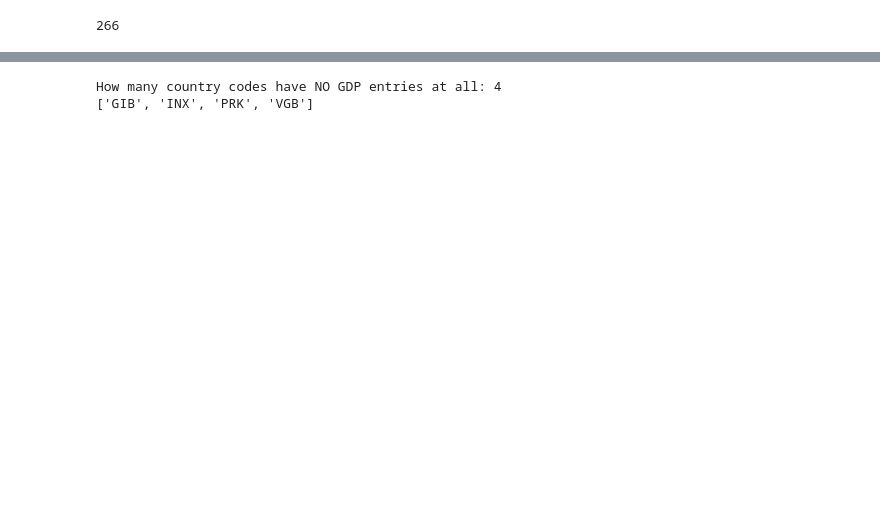
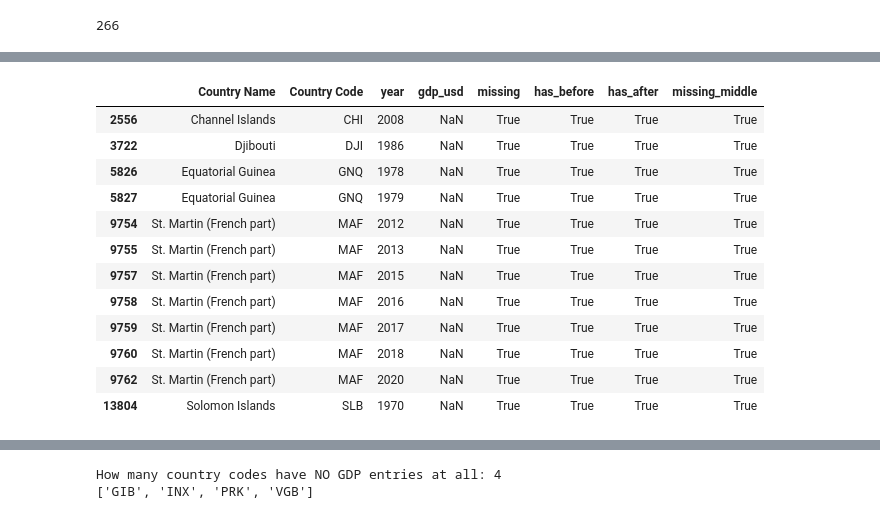
Before and after one commit to com-480-data-visualization/GSP, a Jupyter notebook: MS1/gdp.ipynb, the cells around one changed output, grey strips where cells are left out. Cells and saved outputs as stored; diff of their text form; code cells hidden in the pictures; blank space fills up the shorter version.

```diff
--- a/MS1/gdp.ipynb
+++ b/MS1/gdp.ipynb
@@ -82,3 +136,31 @@ Missing gdp_usd after interpolation: 264 (1.50%)
+# %%
+tmp = gdp_long.sort_values(["Country Code", "year"]).copy()
+tmp["missing"] = tmp["gdp_usd"].isna()
+
+tmp["has_before"] = tmp.groupby("Country Code")["gdp_usd"].transform(lambda s: s.notna().cummax())
+tmp["has_after"] = (
+    tmp.iloc[::-1]
+    .groupby("Country Code")["gdp_usd"]
+    .transform(lambda s: s.notna().cummax())
+    .iloc[::-1]
+)
+
+tmp["missing_middle"] = tmp["missing"] & tmp["has_before"] & tmp["has_after"]
+tmp[tmp['missing_middle']==True]
+# %% [output]
+|  | Country Name | Country Code | year | gdp_usd | missing | has_before | has_after | missing_middle |
+| 2556 | Channel Islands | CHI | 2008 | NaN | True | True | True | True |
+| 3722 | Djibouti | DJI | 1986 | NaN | True | True | True | True |
+| 5826 | Equatorial Guinea | GNQ | 1978 | NaN | True | True | True | True |
+| 5827 | Equatorial Guinea | GNQ | 1979 | NaN | True | True | True | True |
+| 9754 | St. Martin (French part) | MAF | 2012 | NaN | True | True | True | True |
+| 9755 | St. Martin (French part) | MAF | 2013 | NaN | True | True | True | True |
+| 9757 | St. Martin (French part) | MAF | 2015 | NaN | True | True | True | True |
+| 9758 | St. Martin (French part) | MAF | 2016 | NaN | True | True | True | True |
+| 9759 | St. Martin (French part) | MAF | 2017 | NaN | True | True | True | True |
+| 9760 | St. Martin (French part) | MAF | 2018 | NaN | True | True | True | True |
+| 9762 | St. Martin (French part) | MAF | 2020 | NaN | True | True | True | True |
+| 13804 | Solomon Islands | SLB | 1970 | NaN | True | True | True | True |
 # %%
 country_col = "Country Code" if "Country Code" in gdp_long.columns else "country_code"
 
```
Also changed, not shown: parts of 10 cells of this notebook, 2 other files.
